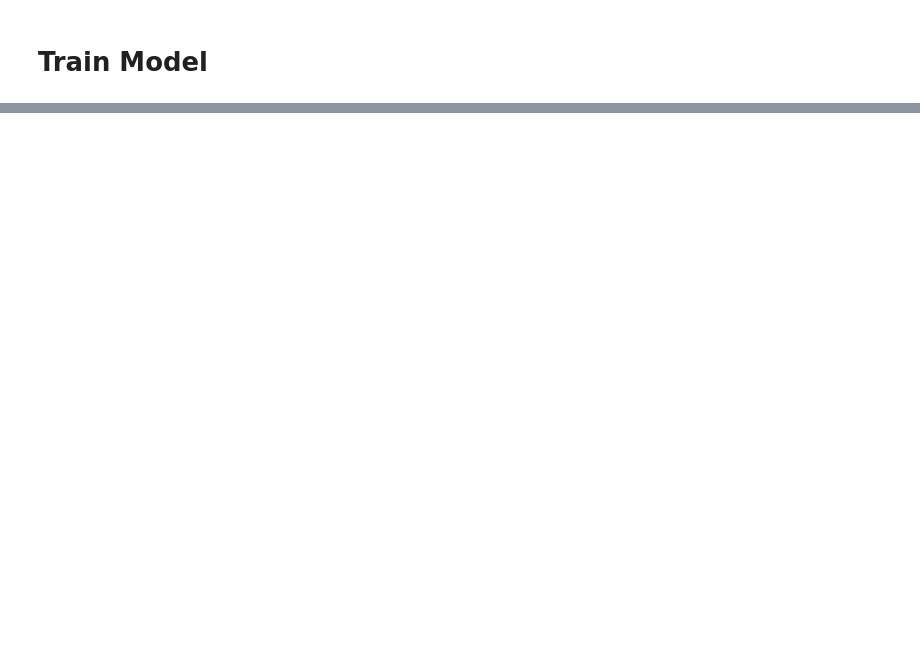
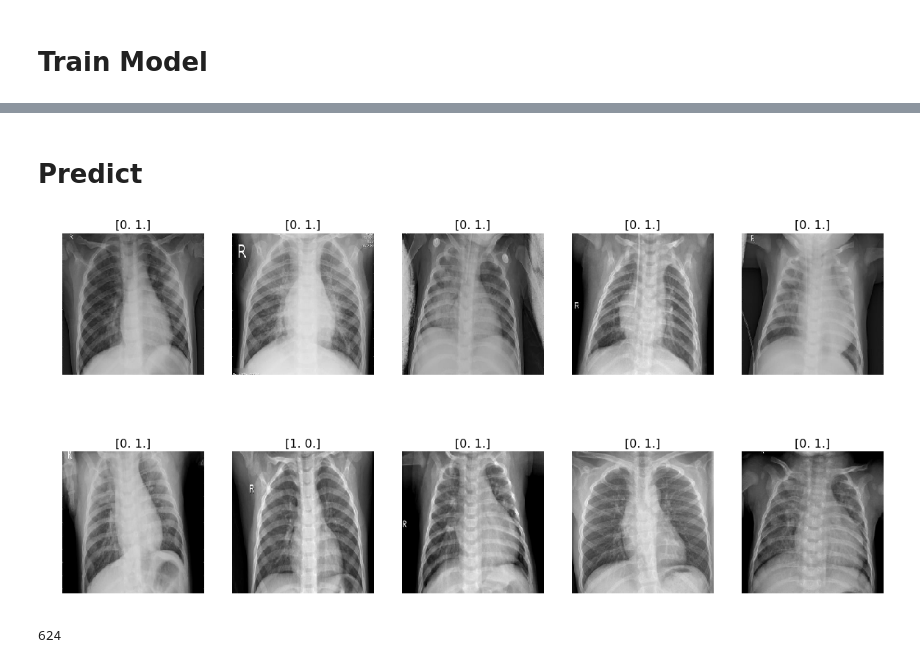
Before and after one commit to mxn170019/Pneumonia-detection-using-X-ray-images, a Jupyter notebook: Kaggle-Xray.ipynb, the cells around one changed output, grey strips where cells are left out. Cells and saved outputs as stored; diff of their text form; code cells hidden in the pictures; blank space fills up the shorter version.

```diff
--- a/Kaggle-Xray.ipynb
+++ b/Kaggle-Xray.ipynb
@@ -338,0 +383,20 @@ model.save_weights('first_try.h5')
+# %% [markdown]
+# Predict
+# %%
+test_imgs,test_labels = next(test_batches)
+plots(test_imgs[0:10],titles=labels)
+# %% [output]
+[figure, added]
+# %%
+test_labels = []
+for i in range(1,21):
+  test_imgs,y_test = next(test_batches)
+  test_labels.append(y_test)
+
+from itertools import chain
+test_labels= list(chain(*test_labels))
+
+test_labels = np.asarray(test_labels)[:,0]
+len(test_labels)
+# %% [output]
+624
```
Also changed, not shown: parts of 10 cells of this notebook.
